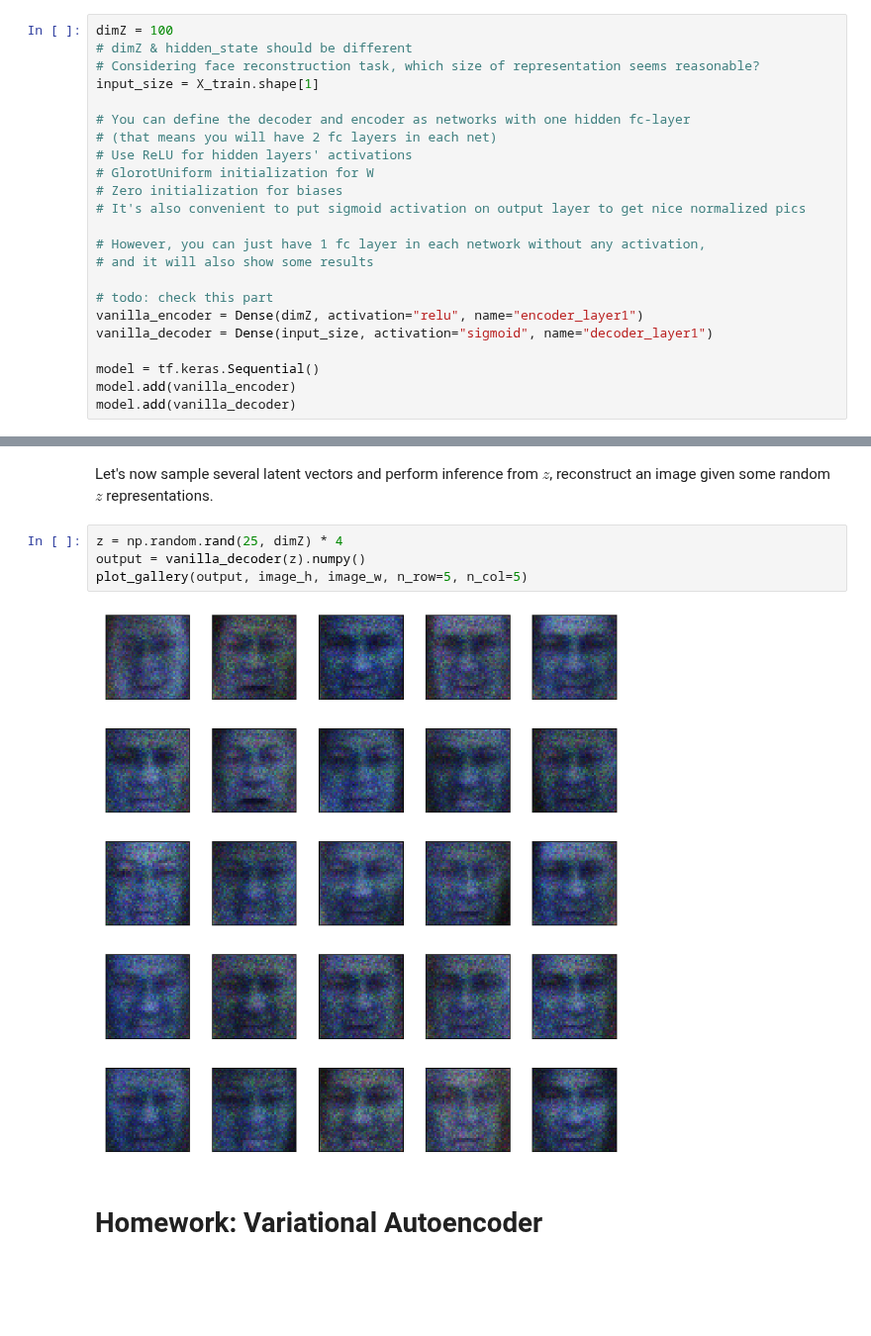
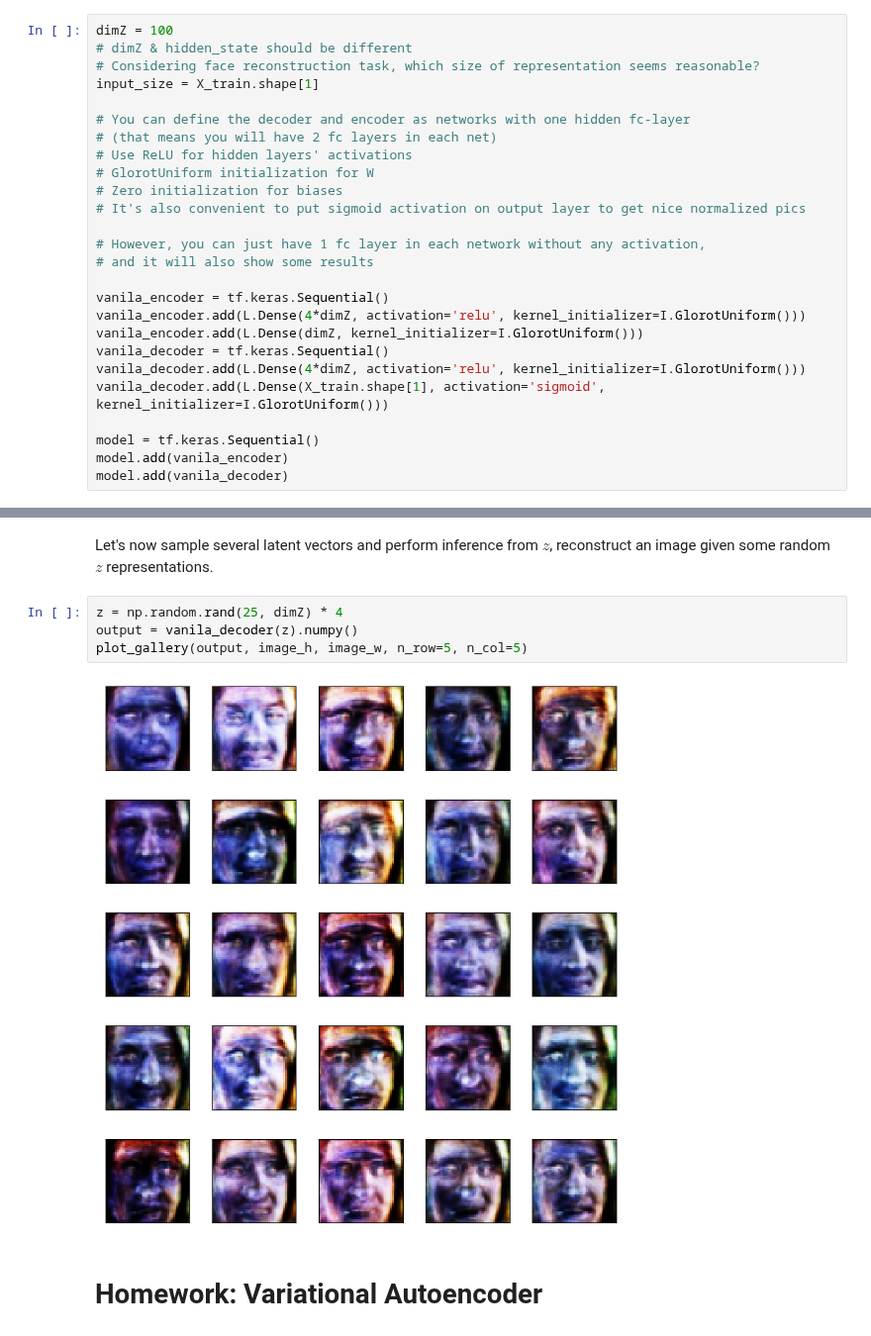
Before and after one commit to SonaHasratyan/ML_practice, a Jupyter notebook: app/week16/vae.ipynb, the cells around one changed output, grey strips where cells are left out. Shown at 99% size. Drawn from its saved outputs; the diff is of its cells as text; blank space fills up the shorter version.

```diff
--- a/app/week16/vae.ipynb
+++ b/app/week16/vae.ipynb
@@ -116,13 +117,16 @@ input_size = X_train.shape[1]
 # However, you can just have 1 fc layer in each network without any activation,
 # and it will also show some results
 
-# todo: check this part
-vanilla_encoder = Dense(dimZ, activation="relu", name="encoder_layer1")
-vanilla_decoder = Dense(input_size, activation="sigmoid", name="decoder_layer1")
+vanila_encoder = tf.keras.Sequential()
+vanila_encoder.add(L.Dense(4*dimZ, activation='relu', kernel_initializer=I.GlorotUniform()))
+vanila_encoder.add(L.Dense(dimZ, kernel_initializer=I.GlorotUniform()))
+vanila_decoder = tf.keras.Sequential()
+vanila_decoder.add(L.Dense(4*dimZ, activation='relu', kernel_initializer=I.GlorotUniform()))
+vanila_decoder.add(L.Dense(X_train.shape[1], activation='sigmoid', kernel_initializer=I.GlorotUniform()))
 
 model = tf.keras.Sequential()
-model.add(vanilla_encoder)
-model.add(vanilla_decoder)
+model.add(vanila_encoder)
+model.add(vanila_decoder)
 # %%
 class DisplayCallback(tf.keras.callbacks.Callback):
     def __init__(self, model, rate):
@@ -252,10 +256,10 @@ history.history
 Let's now sample several latent vectors and perform inference from $z$, reconstruct an image given some random $z$ representations.
 # %%
 z = np.random.rand(25, dimZ) * 4
-output = vanilla_decoder(z).numpy()
+output = vanila_decoder(z).numpy()
 plot_gallery(output, image_h, image_w, n_row=5, n_col=5)
 # %% [output]
-[figure, old version]
+[figure, new version]
 # %% [markdown]
 # Homework: Variational Autoencoder
 # %% [markdown]
```
Also changed, not shown: parts of 5 cells of this notebook, 1 other file.
